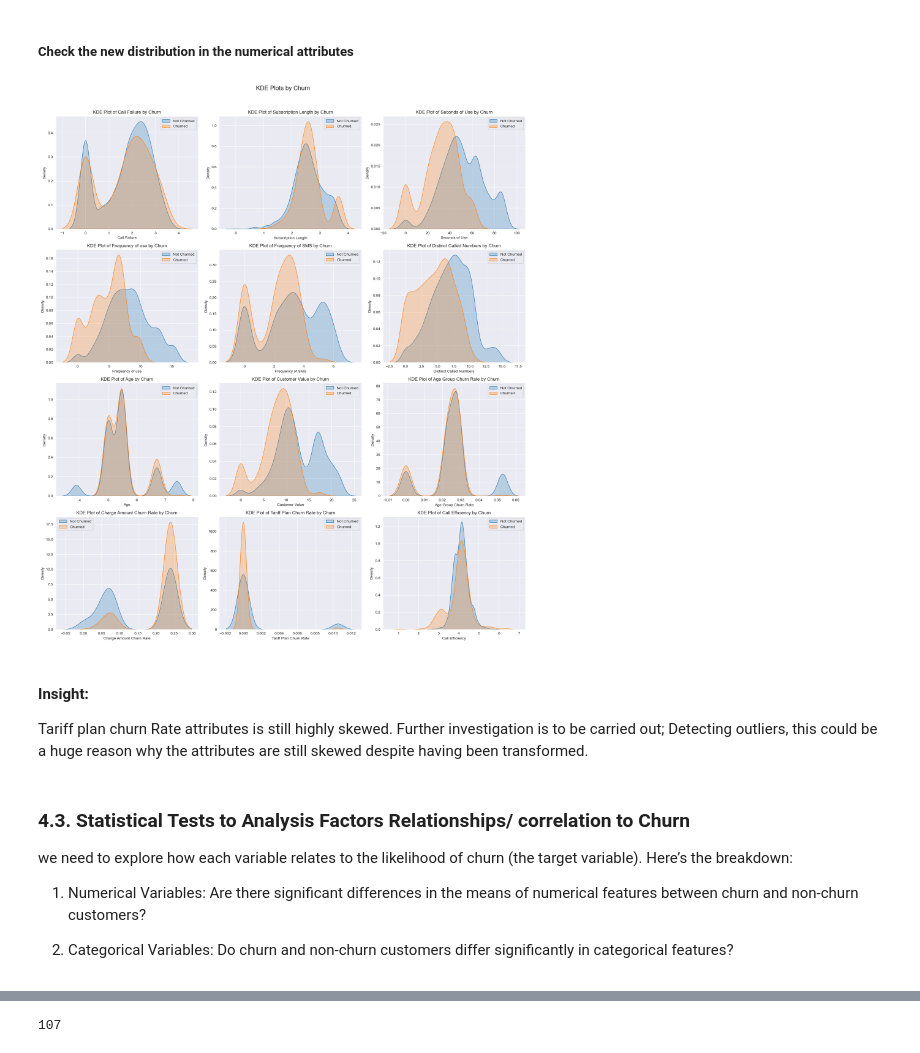
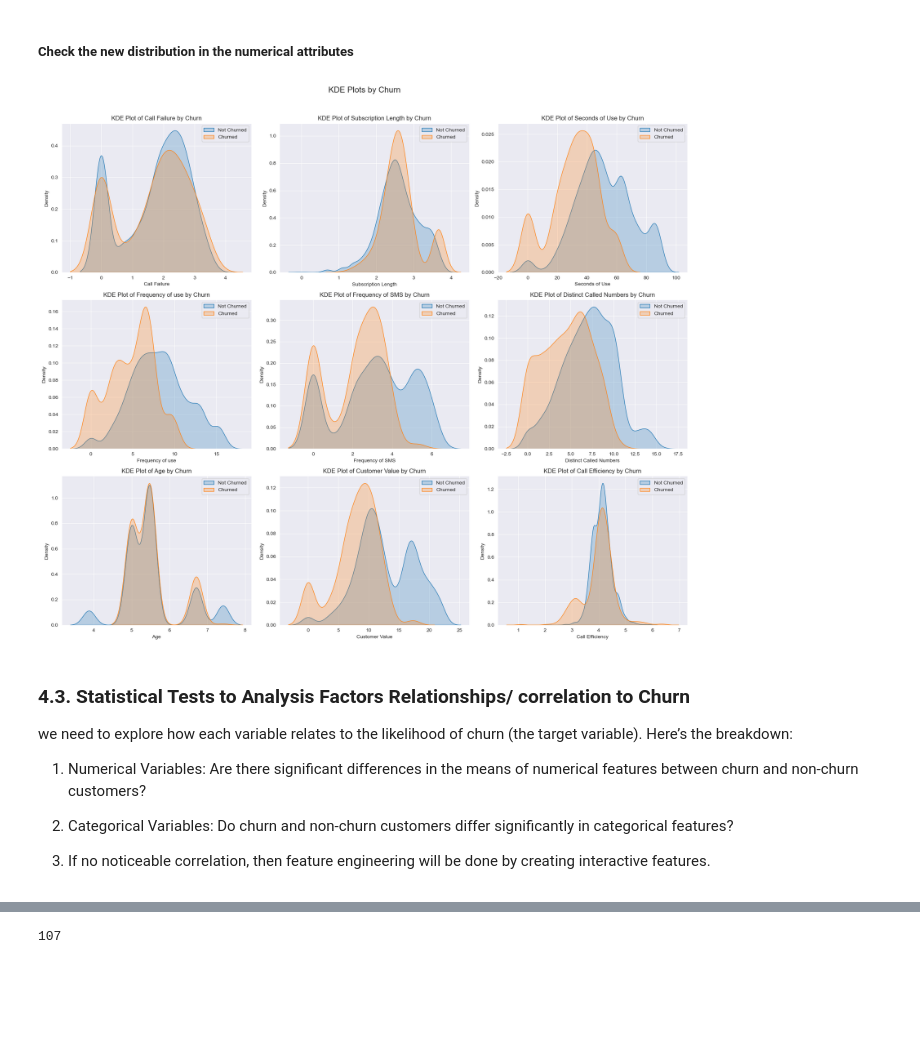
Before and after one commit to Miracle-Bassey/TelecomChurnModel, a Jupyter notebook: notebook/EDA.ipynb, the cells around one changed output, grey strips where cells are left out. Saved outputs shown, nothing was run; the diff lists cells and outputs as text; code cells hidden in the pictures; blank space fills up the shorter version.

```diff
--- a/notebook/EDA.ipynb
+++ b/notebook/EDA.ipynb
@@ -200,17 +206,6 @@ transforming existing features to gain more insights on the interaction of churn
 # create a copy of df
 feature = df.copy()
 
-# create churn rate by age group attribute: This tells  whether a customer's age group has a strong influence on their likelihood to churn.
-feature['Age Group Churn Rate'] = feature.groupby('Age Group')['Churn'].transform('mean').round(2)
-
-# create churn rate by charge amount attribute
-
-feature['Charge Amount Churn Rate'] = feature.groupby('Charge Amount')['Churn'].transform('mean').round(2)
-
-# create churn rate by tariff plan attribute
-
-feature['Tariff Plan Churn Rate'] = feature.groupby('Tariff Plan')['Churn'].transform('mean').round(2)
-
 # create call efficiency metric
 feature['Call Efficiency'] = (feature['Seconds of Use'] / feature['Frequency of use']).round(3)
 
@@ -690,16 +612,6 @@ feature['Distinct_Called_Numbers_log'] = np.log1p(feature['Distinct Called Numbe
 feature['Age_sqrt'] = np.sqrt(feature['Age'])  # Moderate positive skew
 feature['Customer_Value_log'] = np.log1p(feature['Customer Value'])  # Positive skew
 feature['Call_Efficiency_log'] = np.log1p(feature['Call Efficiency']) # strong positve skew
-
-# For Age Group Churn Rate (strong negative skew)
-feature['Age_Group_Churn_reflect'] = np.max(feature['Age Group Churn Rate']) - feature['Age Group Churn Rate']  # Reflect
-feature['Age_Group_Churn_log'] = np.log1p(feature['Age_Group_Churn_reflect'])  # Reflect + log
-
-# For Tariff Plan Churn Rate (strong negative skew)
-feature['Tariff_Plan_Churn_reflect'] = np.max(feature['Tariff Plan Churn Rate']) - feature['Tariff Plan Churn Rate']  # Reflect
-feature['Tariff_Plan_Churn_log'] = np.log1p(feature['Tariff_Plan_Churn_reflect'])  # Reflect + log
-
-# No transformation needed for Age Group and Charge Amount Churn Rate
 # %%
 feature.info()
 # %% [output]
@@ -764,8 +666,7 @@ vars_to_transform = [
     "Seconds of Use",
     "Distinct Called Numbers",
     "Customer Value",
-    "Age_Group_Churn_reflect",  #using the reflect because the original attribute is left skewed. and reflect was performed on it.
-    "Tariff_Plan_Churn_reflect",
+
 ]
 # %%
 # Check for negative values
@@ -846,9 +736,6 @@ tdf = pd.DataFrame({
     'Age': feature['Age_sqrt'],
     'Customer Value': feature['Customer Value_boxcox'],
     'Churn': feature['Churn'],
-    'Age Group Churn Rate': feature['Age_Group_Churn_reflect_boxcox'],
-    'Charge Amount Churn Rate': feature['Charge Amount Churn Rate'],
-    'Tariff Plan Churn Rate': feature['Tariff_Plan_Churn_reflect_boxcox'],
     'Call Efficiency' : feature['Call_Efficiency_log']
 })
 # %%
@@ -874,43 +758,36 @@ dtype: float64
 # %% [markdown]
 ##### Check the new distribution in the numerical attributes
 # %%
-# Extract determinant attributes names as a list
-attributes_to_check = tdf.drop(columns=['Churn','Complaints','Charge Amount','Tariff Plan','Status', 'Age Group']).columns.tolist()
-
 # Set up the subplot grid
-n_cols = 3  # Number of columns in the subplot grid
-n_rows = (len(attributes_to_check) + n_cols - 1) // n_cols  # Calculate number of rows needed
+n_cols = 3  # Number of columns in  each subplot grid
+n_rows = (len(numerical_vars) + n_cols - 1) // n_cols  # Calculate number of rows needed
 
 # Create visuals and subplots
 fig, axes = plt.subplots(n_rows, n_cols, figsize=(18, n_rows * 5))
 fig.suptitle('KDE Plots by Churn', y=1.02, fontsize=16)  # Add a title to the figure
 
 # Flatten axes if needed
 if n_rows > 1:
     axes = axes.flatten()
 else:
     axes = np.array(axes).flatten()
 
 # Loop through each attribute and plot KDE in subplots
-for i, var in enumerate(attributes_to_check):
+for i, var in enumerate(numerical_vars):
     sns.kdeplot(data=tdf[tdf['Churn'] == 0], x=var, label='Not Churned', fill=True, ax=axes[i])
     sns.kdeplot(data=tdf[tdf['Churn'] == 1], x=var, label='Churned', fill=True, ax=axes[i])
     axes[i].set_title(f'KDE Plot of {var} by Churn')
     axes[i].legend()
 
 # Hide any unused subplots
 for j in range(i + 1, len(axes)):
-    axes[j].set_visible(False)
+   axes[j].set_visible(False)
 
 # Adjust layout and display
 plt.tight_layout()
 plt.show()
 # %% [output]
-[figure, old version]
+[figure, new version]
-# %% [markdown]
-#### Insight:
-
-Tariff plan churn Rate attributes is still highly skewed. Further investigation is to be carried out; Detecting outliers, this could be a huge reason why the attributes are still skewed despite having been transformed.
 # %% [markdown]
 ### 4.3. Statistical Tests to Analysis Factors Relationships/ correlation to Churn
 
@@ -919,6 +796,8 @@ we need to explore how each variable relates to the likelihood of churn (the tar
 1. Numerical Variables: Are there significant differences in the means of numerical features between churn and non-churn customers?
 
 2. Categorical Variables: Do churn and non-churn customers differ significantly in categorical features?
+
+3. If no noticeable correlation, then feature engineering will be done by creating interactive features.
 # %%
 tdf.info()
 # %% [output]
```
Also changed, not shown: parts of 81 cells of this notebook, 7 other files.
